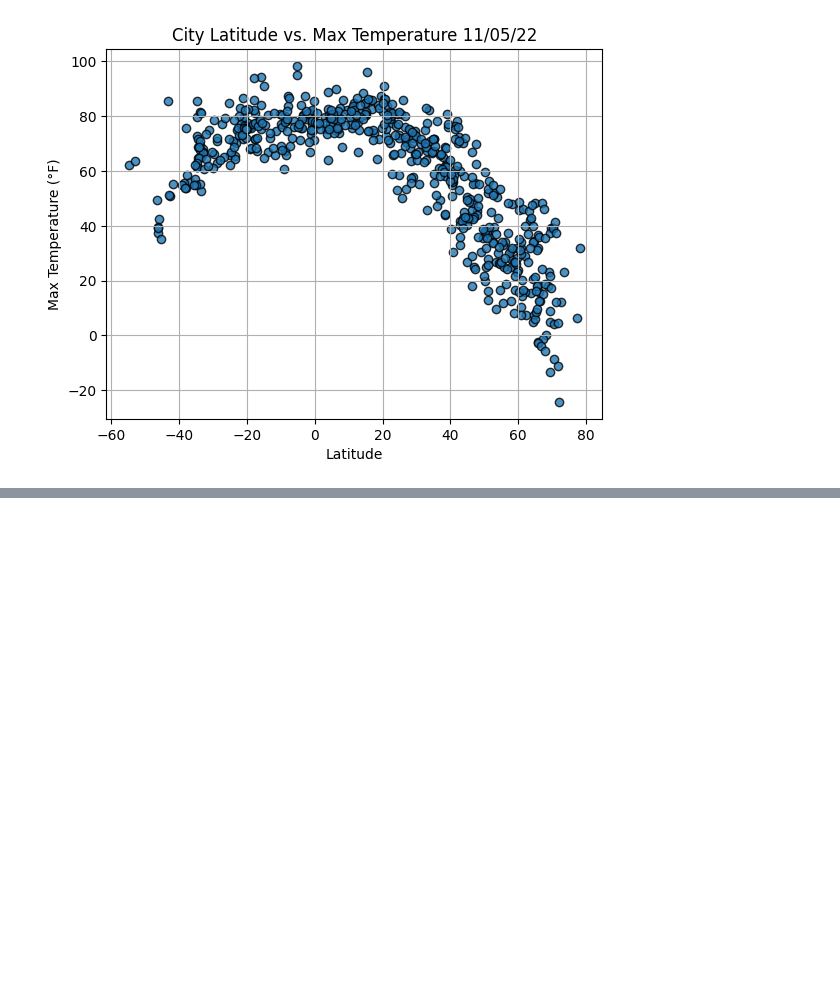
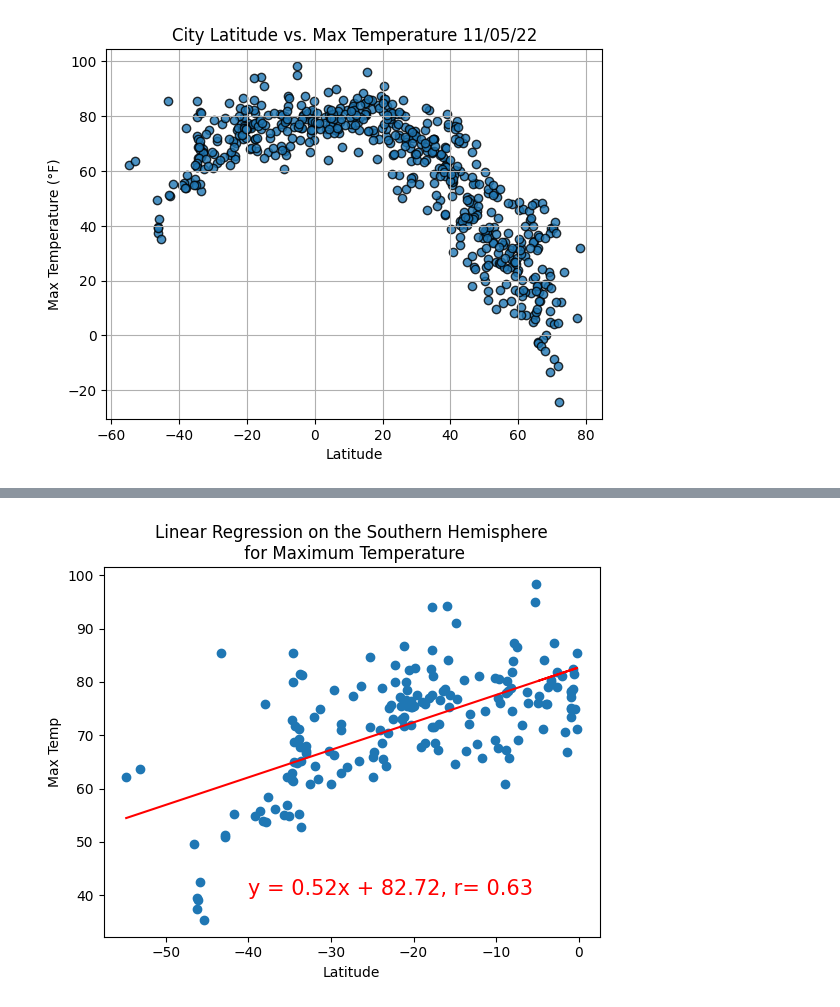
Before and after one commit to jakatz87/World_Weather_Analysis, a Jupyter notebook: WeatherPy.ipynb, the cells around one changed output, grey strips where cells are left out. Cells and saved outputs as stored; diff of their text form; code cells hidden in the pictures; blank space fills up the shorter version.

```diff
--- a/WeatherPy.ipynb
+++ b/WeatherPy.ipynb
@@ -194,0 +208,4 @@ plt.show()
+# %%
+#Create a Southern Hemisphere DataFram
+southern_hemi_df=city_data_df.loc[(city_data_df["Lat"]<0)]
+southern_hemi_df.head()
@@ -194,0 +253,11 @@ plt.show()
+# %%
+#Define x and y values for Southern Hemisphere
+x_values=southern_hemi_df["Lat"]
+y_values=southern_hemi_df["Max Temp"]
+
+#Call the plot_linear_regression function
+
+plot_linear_regression(x_values, y_values,
+                       'Linear Regression on the Southern Hemisphere\n for Maximum Temperature', "Max Temp", (-40, 40))
+# %% [output]
+[figure, added]
```
Also changed, not shown: parts of 19 cells of this notebook.
